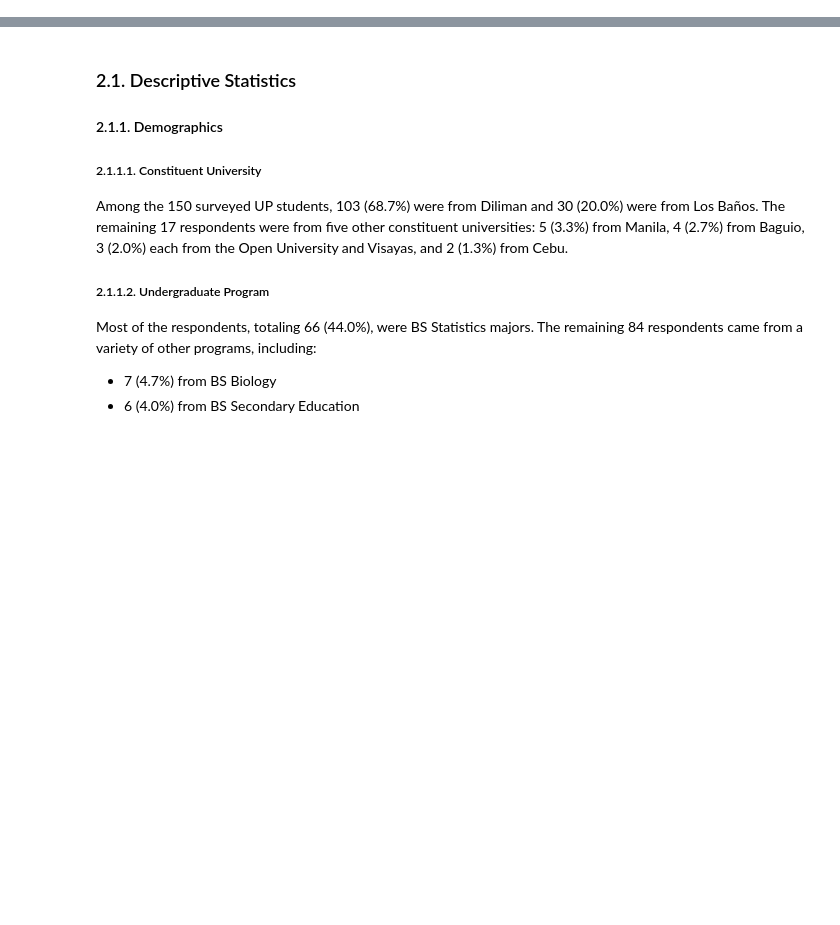
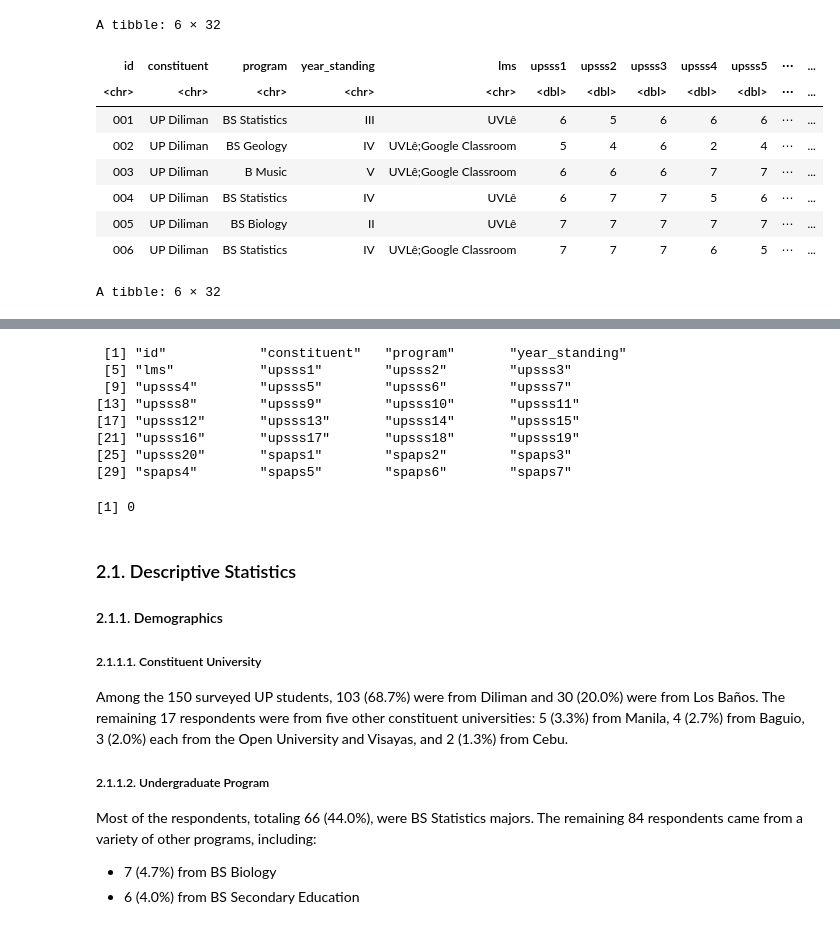
Before and after one commit to jbjdelacruz/DataSetlist, a Jupyter notebook: student-satisfaction-and-academic-performance/notebook.ipynb, the cells around one changed output, grey strips where cells are left out. Cells and saved outputs as stored; diff of their text form; code cells hidden in the pictures; blank space fills up the shorter version.

Commit message:
Kaggle Notebook | Student Satisfaction and Academic Performance | Exploratory Analysis

```diff
--- a/student-satisfaction-and-academic-performance/notebook.ipynb
+++ b/student-satisfaction-and-academic-performance/notebook.ipynb
@@ -245,8 +243,8 @@ studentInfo_descr <- data.frame(
     )
 )
 
+# Subset data of student information
 studentInfo_wide <- data[, studentInfo_descr$variable]
-
 
 # Create a dataframe of descriptions for UPSSS variables
 upsss_descr <- data.frame(
@@ -301,7 +299,6 @@ upsss_descr <- data.frame(
         "As a whole, I am satisfied with the university's remote learning setup this semester."
     )
 )
-
 
 # Subset UPSSS data
 upsss_wide <- data[, names(data) == "id" | grepl("upsss", names(data))]
@@ -349,38 +346,41 @@ spaps_descr <- data.frame(
         "Expectation of high GWA (1.75 or better)"
     ),
 
     full_description = c(
         "I was able to submit all my requirements this semester on time.",
         "I was able to think critically and logically while doing my requirements.",
         "I was able to provide and receive feedback on my requirements.",
         "I was able to apply the feedback that I received.",
         "I was able to achieve all of my courses’ objectives.",
         "I made sure that I study for my courses every day.",
         "I believe I can get a general weighted average (GWA) of at least 1.75 this semester."
     )
 
 )
 
-
 # Subset SPAPS data
 spaps_wide <- data[, names(data) == "id" | grepl("spaps", names(data))]
 spaps_items <- (colnames(data))[grepl("spaps", colnames(data))]
 
 # Reshape data
 spaps_long <- melt(
         spaps_wide,
         id.vars="id",
         measure.vars=spaps_items,
         variable.name="item_code",
         value.name="rating"
     ) %>%
     left_join(spaps_descr, by="item_code") %>%
     mutate(item_code = factor(item_code, levels = spaps_items, ordered=TRUE)) %>%
     inner_join(studentInfo_wide, "id")
-
-
-
-# Tabularize descriptions
-summarize_variable(studentInfo_descr)
-summarize_variable(upsss_descr, dom="tip", pageLength=5)
-summarize_variable(spaps_descr)
+# %% [output]
+A tibble: 6 × 32
+| id | constituent | program | year_standing | lms | upsss1 | upsss2 | upsss3 | upsss4 | upsss5 | ⋯ | ... |
+| <chr> | <chr> | <chr> | <chr> | <chr> | <dbl> | <dbl> | <dbl> | <dbl> | <dbl> | ⋯ | ... |
+| 001 | UP Diliman | BS Statistics | III | UVLê | 6 | 5 | 6 | 6 | 6 | ⋯ | ... |
+| 002 | UP Diliman | BS Geology | IV | UVLê;Google Classroom | 5 | 4 | 6 | 2 | 4 | ⋯ | ... |
+| 003 | UP Diliman | B Music | V | UVLê;Google Classroom | 6 | 6 | 6 | 7 | 7 | ⋯ | ... |
+| 004 | UP Diliman | BS Statistics | IV | UVLê | 6 | 7 | 7 | 5 | 6 | ⋯ | ... |
+| 005 | UP Diliman | BS Biology | II | UVLê | 7 | 7 | 7 | 7 | 7 | ⋯ | ... |
+| 006 | UP Diliman | BS Statistics | IV | UVLê;Google Classroom | 7 | 7 | 7 | 6 | 5 | ⋯ | ... |
+A tibble: 6 × 32
@@ -387,3 +395,12 @@ summarize_variable(spaps_descr)
+ [1] "id"            "constituent"   "program"       "year_standing"
+ [5] "lms"           "upsss1"        "upsss2"        "upsss3"
+ [9] "upsss4"        "upsss5"        "upsss6"        "upsss7"
+[13] "upsss8"        "upsss9"        "upsss10"       "upsss11"
+[17] "upsss12"       "upsss13"       "upsss14"       "upsss15"
+[21] "upsss16"       "upsss17"       "upsss18"       "upsss19"
+[25] "upsss20"       "spaps1"        "spaps2"        "spaps3"
+[29] "spaps4"        "spaps5"        "spaps6"        "spaps7"
+[1] 0
 # %% [markdown]
 ### 2.1. Descriptive Statistics
 #### 2.1.1. Demographics
```
Also changed, not shown: parts of 16 cells of this notebook.
